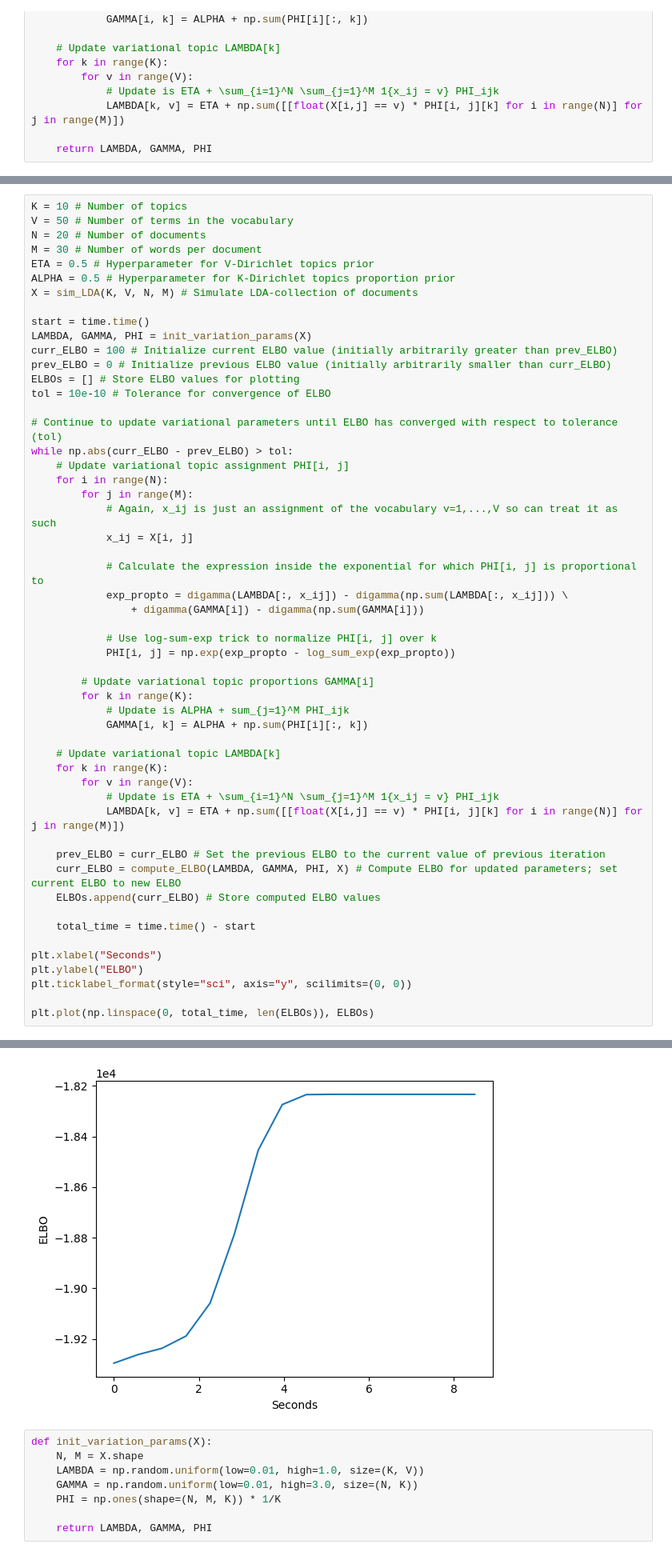
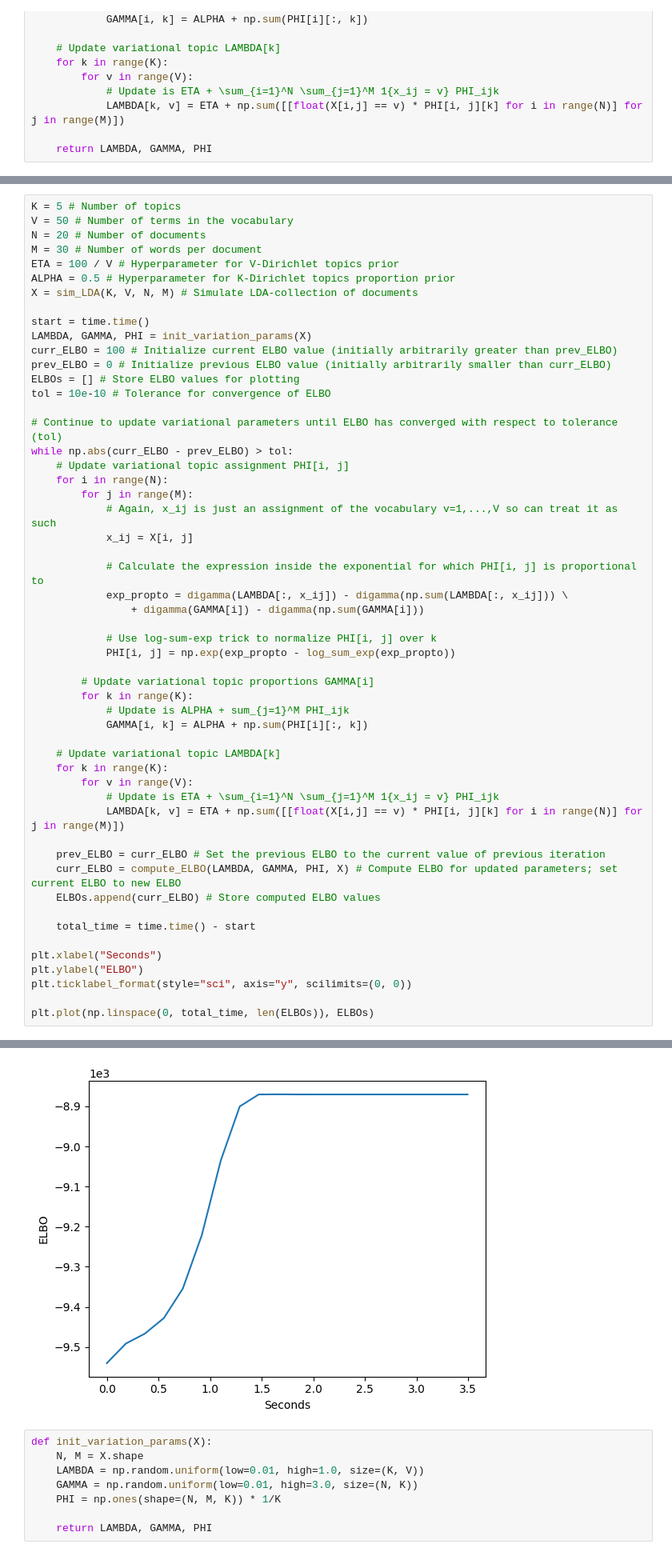
Before and after one commit to dasaeed/HT, a Jupyter notebook: LDA/LDA_testing.ipynb, the cells around one changed output, grey strips where cells are left out. Shown: that part at 80% size. Drawn from its saved outputs; the diff is of its cells as text.

```diff
--- a/LDA/LDA_testing.ipynb
+++ b/LDA/LDA_testing.ipynb
@@ -164,9 +181,9 @@ plt.plot(np.linspace(0, total_time, len(ELBOs)), ELBOs)
 # %%
-K = 10 # Number of topics
+K = 5 # Number of topics
 V = 50 # Number of terms in the vocabulary
 N = 20 # Number of documents
 M = 30 # Number of words per document
-ETA = 0.5 # Hyperparameter for V-Dirichlet topics prior
+ETA = 100 / V # Hyperparameter for V-Dirichlet topics prior
 ALPHA = 0.5 # Hyperparameter for K-Dirichlet topics proportion prior
 X = sim_LDA(K, V, N, M) # Simulate LDA-collection of documents
 
@@ -189,34 +206,34 @@ while np.abs(curr_ELBO - prev_ELBO) > tol:
             exp_propto = digamma(LAMBDA[:, x_ij]) - digamma(np.sum(LAMBDA[:, x_ij])) \
                 + digamma(GAMMA[i]) - digamma(np.sum(GAMMA[i]))
 
             # Use log-sum-exp trick to normalize PHI[i, j] over k
             PHI[i, j] = np.exp(exp_propto - log_sum_exp(exp_propto))
 
         # Update variational topic proportions GAMMA[i]
         for k in range(K):
             # Update is ALPHA + sum_{j=1}^M PHI_ijk
             GAMMA[i, k] = ALPHA + np.sum(PHI[i][:, k])
 
     # Update variational topic LAMBDA[k]
     for k in range(K):
         for v in range(V):
             # Update is ETA + \sum_{i=1}^N \sum_{j=1}^M 1{x_ij = v} PHI_ijk
             LAMBDA[k, v] = ETA + np.sum([[float(X[i,j] == v) * PHI[i, j][k] for i in range(N)] for j in range(M)])
 
     prev_ELBO = curr_ELBO # Set the previous ELBO to the current value of previous iteration
     curr_ELBO = compute_ELBO(LAMBDA, GAMMA, PHI, X) # Compute ELBO for updated parameters; set current ELBO to new ELBO
     ELBOs.append(curr_ELBO) # Store computed ELBO values
 
     total_time = time.time() - start
 
 plt.xlabel("Seconds")
 plt.ylabel("ELBO")
 plt.ticklabel_format(style="sci", axis="y", scilimits=(0, 0))
 
 plt.plot(np.linspace(0, total_time, len(ELBOs)), ELBOs)
 # %% [output]
 [<matplotlib.lines.Line2D at 0x...>]
-[figure, old version]
+[figure, new version]
 # %%
 def init_variation_params(X):
     N, M = X.shape
```
Also changed, not shown: parts of 2 cells of this notebook, 2 other files.
